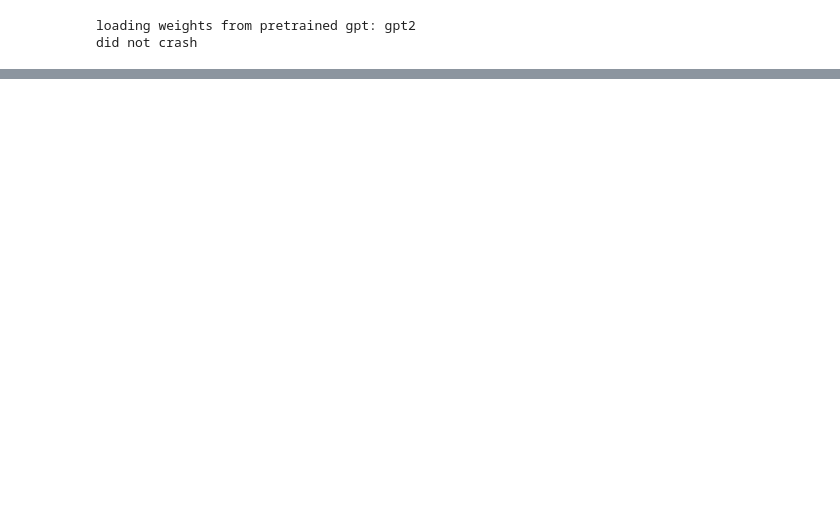
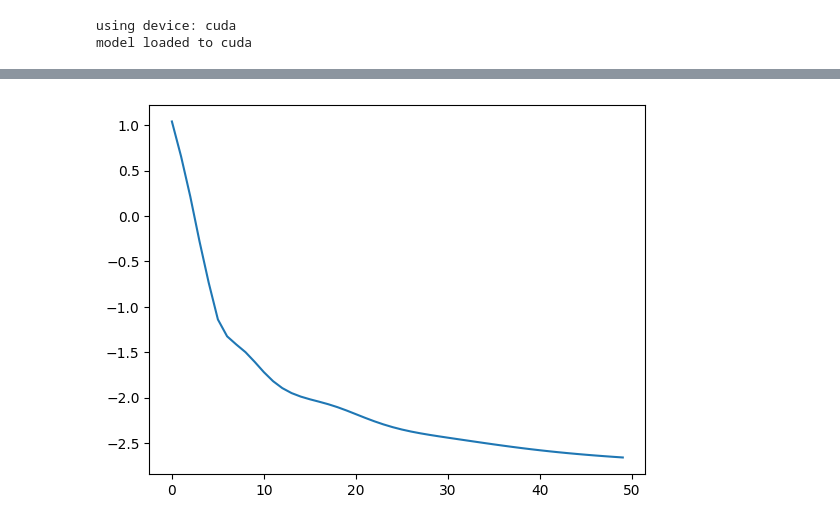
Before and after one commit to j4orz/piconn, a Jupyter notebook: 4-gpt2.ipynb, the cells around one changed output, grey strips where cells are left out. Saved outputs shown, nothing was run; the diff lists cells and outputs as text; code cells hidden in the pictures; blank space fills up the shorter version.

Commit message:
overfit a single batch with gpt training loop

```diff
--- a/4-gpt2.ipynb
+++ b/4-gpt2.ipynb
@@ -32,6 +32,8 @@ import torch
 import torch.nn as nn
 import torch.nn.functional as F
 torch.manual_seed(1337)
+device = "cuda" if torch.cuda.is_available() else 'cpu'
+print(f"using device: {device}")
 
 @dataclass
 class GPTConfig:
@@ -138,7 +140,7 @@ class GPT(nn.Module):
         ))
         self.lm_head = nn.Linear(D, V, bias=False)
 
-    def forward(self, X_BT, Y_BT=None): # Y_BT is optional for inference
+    def forward(self, X_BT, Y_BT=None): # Some(Y_BT) => training, None => inference
         B, T = X_BT.shape
         # 1. embedding: BTD
         Xtok_BTD = self.transformer.wte(X_BT)
@@ -150,7 +152,12 @@ class GPT(nn.Module):
         # 3. logits: BTD -> BTV
         X_BTD = self.transformer.ln_f(X_BTD)
         logits_BTV = self.lm_head(X_BTD)
-        return logits_BTV
+        loss = None
+
+        if Y_BT is not None:
+            V = self.config.vocab_size
+            loss = F.cross_entropy(logits_BTV.view(B*T, V), Y_BT.view(B*T)) # reshape for .cross_entropy()
+        return logits_BTV, loss
 
     @classmethod
     def from_pretrained(cls, model_type):
@@ -198,11 +205,13 @@ class GPT(nn.Module):
 
         return model
 
-m = GPT.from_pretrained('gpt2')
-print('did not crash')
+# model = GPT.from_pretrained('gpt2')
+model = GPT(GPTConfig())
+model.to(device)
+print(f'model loaded to {device}')
 # %% [output]
-loading weights from pretrained gpt: gpt2
-did not crash
+using device: cuda
+model loaded to cuda
 # %%
 """ training loop
 (Jordan et al. 2024) URL: https://github.com/KellerJordan/modded-nanogpt
@@ -231,3 +240,54 @@ did not crash
         13. 04.6m attention window warmup
         14. 04.4m value embededdings
 """
+
+# 1. dataloader
+import torch
+
+# tokenize
+B, T = 4, 8
+with open('./data/shakespeare.txt', 'r') as f:
+    text = f.read()
+text = text[:1000]
+# vocab = sorted(list(set(''.join(text))))
+# V = len(vocab)
+import tiktoken
+encoder = tiktoken.get_encoding('gpt2')
+tokens = encoder.encode(text)
+data = torch.tensor(tokens[:(B*T + 1)])
+X_BT, Y_BT = data[:-1].view(B, T), data[1:].view(B, T)
+X_BT, Y_BT = X_BT.to(device), Y_BT.to(device)
+
+print(X_BT)
+print(Y_BT)
+for b in range(B):
+    print('batch', b)
+    for t in range(T):
+        context = X_BT[b, :t+1]
+        target = Y_BT[b, t]
+        print('x:', context, '->', 'y:', target)
+
+print("==========================================")
+
+# 2. training loop
+import matplotlib.pyplot as plt
+%matplotlib inline
+optimizer = torch.optim.AdamW(model.parameters(), lr=3e-4)
+
+steps, losses = [], []
+for step in range(50):
+    # 1. forward
+    optimizer.zero_grad()
+    logits_BTV, loss = model(X_BT, Y_BT)
+    # 2. backward
+    loss.backward()
+    # 3. step
+    optimizer.step()
+
+    steps.append(step)
+    losses.append(loss.log10().item())
+    print(f"step: {step}, loss: {loss.item()}")
+
+plt.plot(steps, losses)
+print(loss.item())
+# %% [output]
@@ -234 +311,2 @@ did not crash
+[figure, added]
 # %%
```
Also changed, not shown: parts of 2 cells of this notebook, 1 other file.
